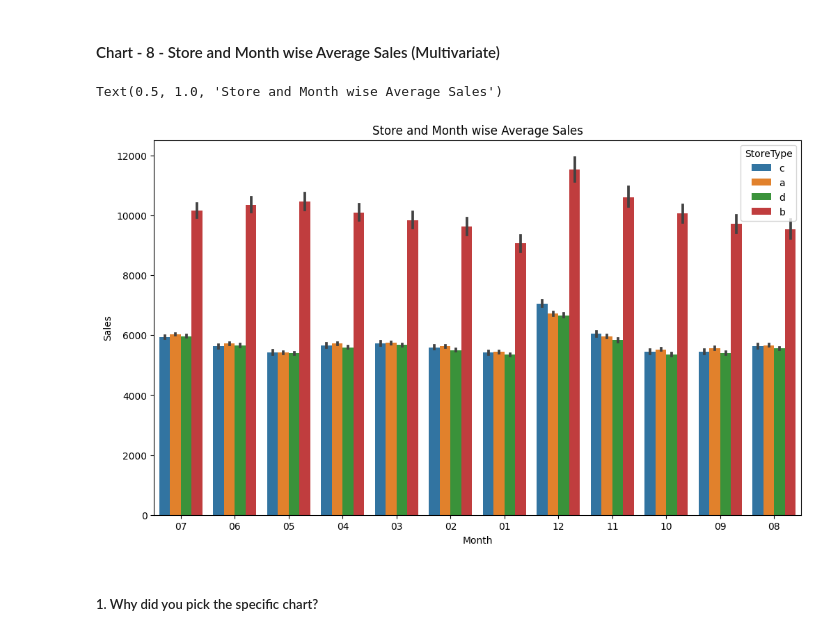
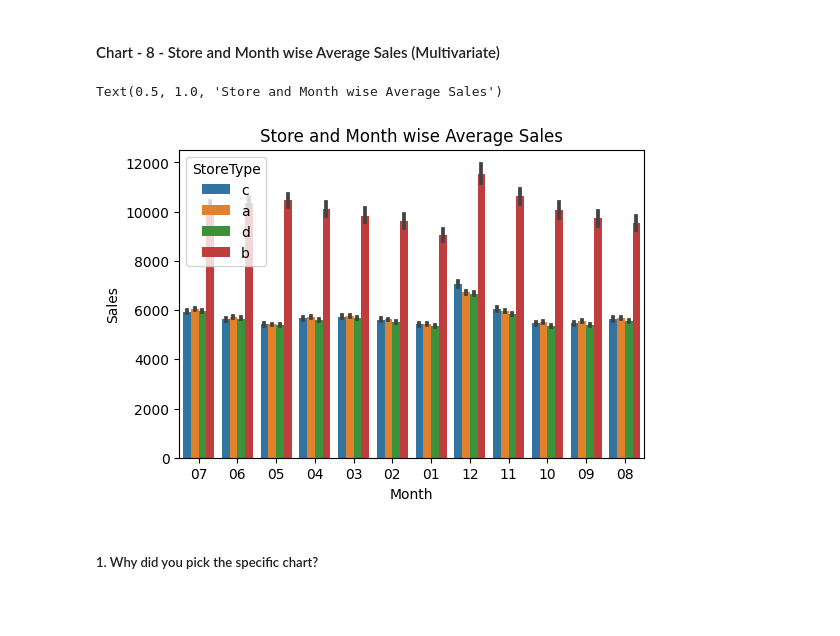
Before and after one commit to dhar9571/Retail-Sales-Prediction-ML-Regression, a Jupyter notebook: Capstone_Project_Retail_Sales_Prediction_ML_Regression.ipynb, the cells around one changed output. Cells and saved outputs as stored; diff of their text form; code cells hidden in the pictures; blank space fills up the shorter version.

```diff
--- a/Capstone_Project_Retail_Sales_Prediction_ML_Regression.ipynb
+++ b/Capstone_Project_Retail_Sales_Prediction_ML_Regression.ipynb
@@ -631,20 +631,20 @@ Having information on months having different customer counts is important to ha
 # %%
 # Chart - 8 visualization code
 
 # Setting up plot size
 
-plt.figure(figsize=(12,7))
+plt.figure(figsize=(6,4))
 
 # Plotting graph
 
 sns.barplot(x=df["Month"],y=df["Sales"],hue=df["StoreType"])
 
 # Setting Title
 
 plt.title("Store and Month wise Average Sales")
 # %% [output]
 Text(0.5, 1.0, 'Store and Month wise Average Sales')
-[figure, old version]
+[figure, new version]
 # %% [markdown]
 ##### 1. Why did you pick the specific chart?
 # %% [markdown]
```
Also changed, not shown: parts of 32 cells of this notebook.
